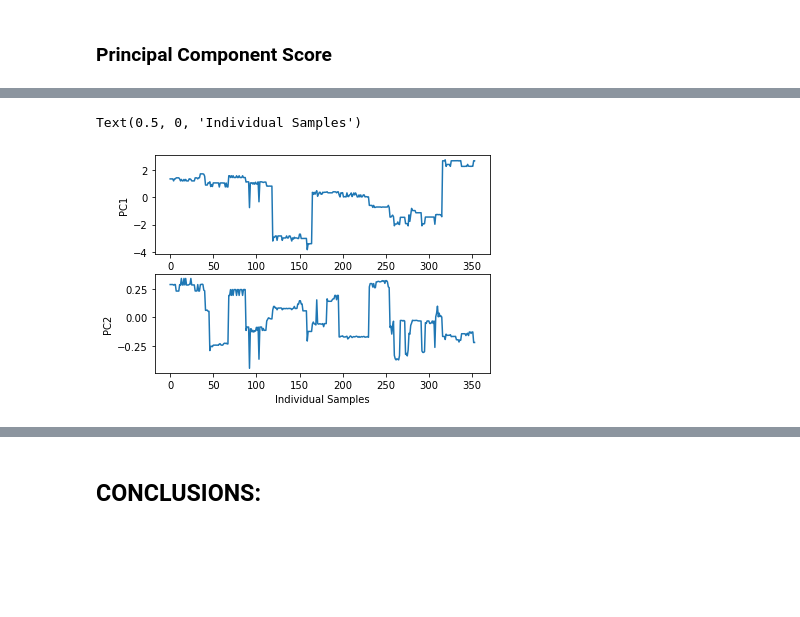
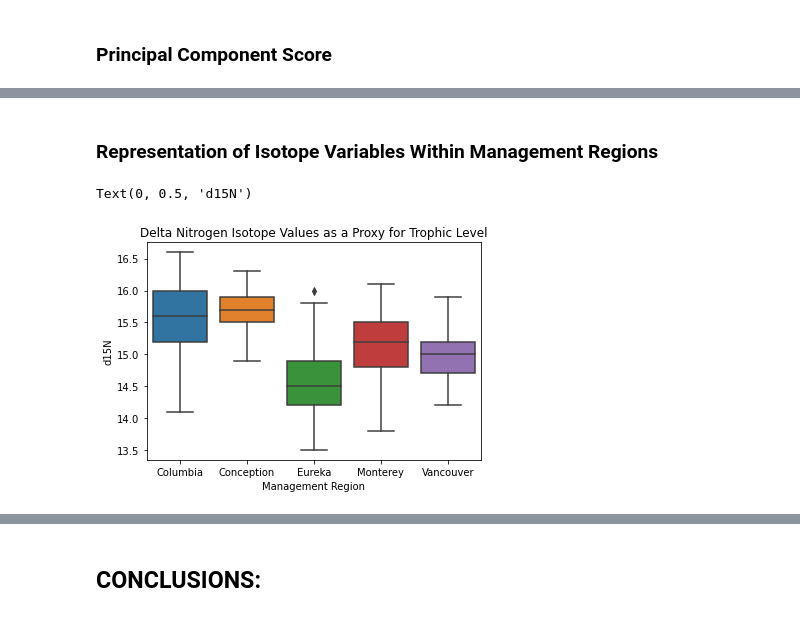
Before and after one commit to michaelamelanson/finalproject, a Jupyter notebook: project.ipynb, the cells around one changed output, grey strips where cells are left out. Cells and saved outputs as stored; diff of their text form; code cells hidden in the pictures; blank space fills up the shorter version.

```diff
--- a/project.ipynb
+++ b/project.ipynb
@@ -76,6 +82,7 @@ data = pd.read_csv('pythonproject.csv')
 df = data[['TL cm', "Fulton's K", 'GSI (g)', 'HSI (g)', 'Weight', 'mgmt_lat', 'Depth m', 'Lat', 'Long', 'Relief' ]]
 bio = data[['TL cm', "Fulton's K", 'GSI (g)', 'HSI (g)', 'Weight']]
 env = data[['mgmt_lat', 'Depth m', 'Lat', 'Long', 'Relief']]
+iso = data[['Magement Region','d15N','d13C','%N','%C','C:N']]
 # %%
 #dropping Na values from dataset
 df = df.dropna()
@@ -243,13 +252,11 @@ These show your individual samples on the x axis and then how they are represetn
-# %%
-plt.figure()
-plt.subplot(211)
-plt.title
-plt.plot(tau3[:,0])
-plt.ylabel('PC1')
-plt.subplot(212)
-plt.plot(tau3[:,1])
-plt.ylabel('PC2')
-plt.xlabel('Individual Samples')
-# %% [output]
-Text(0.5, 0, 'Individual Samples')
-[figure, removed]
+# %% [markdown]
+### Representation of Isotope Variables Within Management Regions
+# %%
+#boxplot for management region and delta N15
+ax1 = sns.boxplot(x='Magement Region', y='d15N', data=iso)
+ax1.axes.set_title('Delta Nitrogen Isotope Values as a Proxy for Trophic Level')
+ax1.set_xlabel('Management Region')
+ax1.set_ylabel('d15N')
+# %% [output]
+Text(0, 0.5, 'd15N')
+[figure, added]
```
Also changed, not shown: parts of 28 cells of this notebook, 1 other file.
